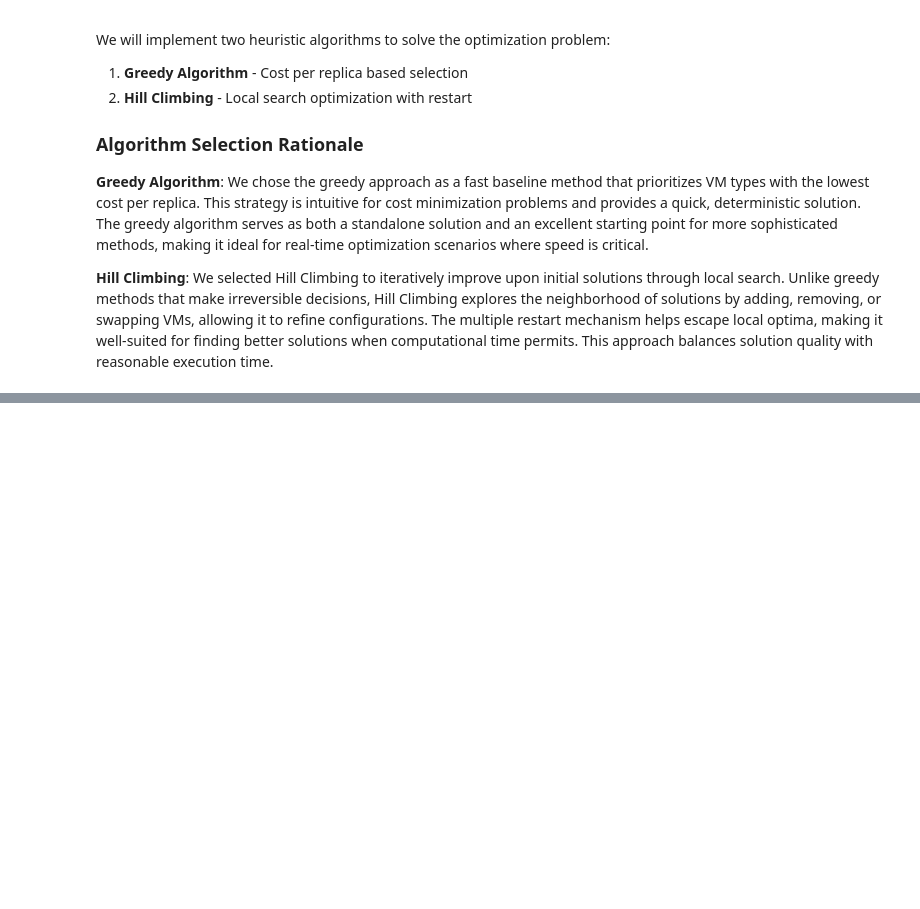
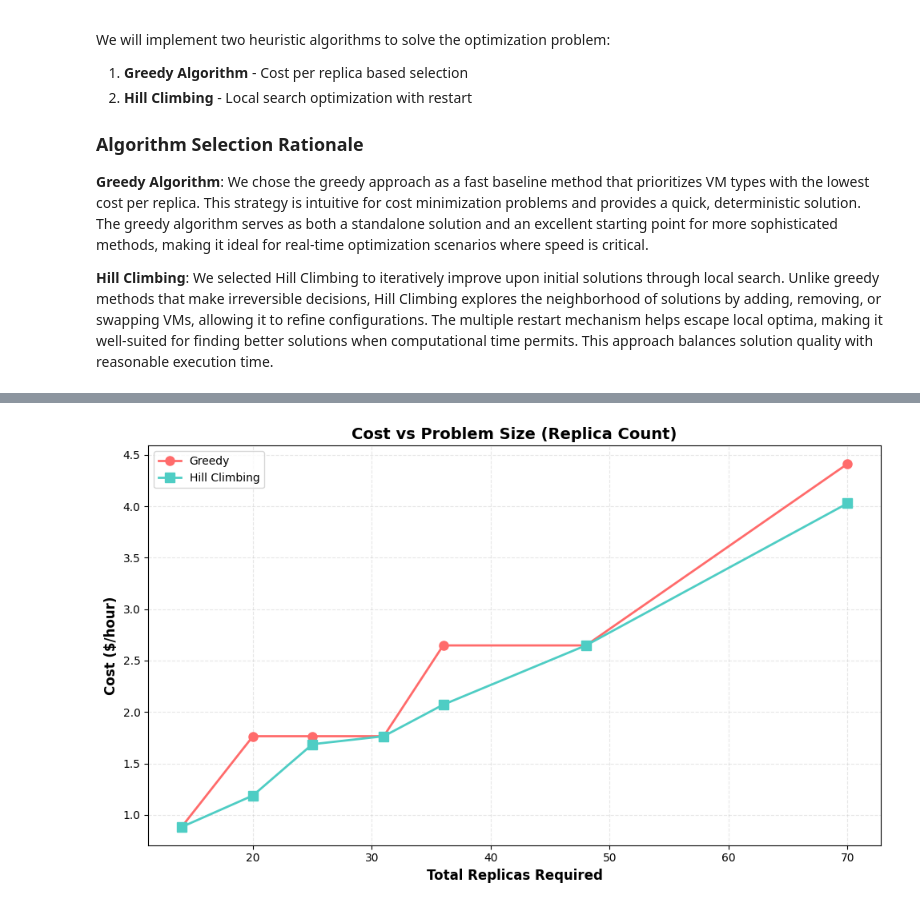
Before and after one commit to GabrielSultan/AIAlgorithmsProject, a Jupyter notebook: notebook.ipynb, the cells around one changed output, grey strips where cells are left out. Saved outputs shown, nothing was run; the diff lists cells and outputs as text; code cells hidden in the pictures; blank space fills up the shorter version.

```diff
--- a/notebook.ipynb
+++ b/notebook.ipynb
@@ -677,0 +957,32 @@ Capacity Utilization: 96.15%
+# %%
+# Additional scalability metric: Number of replicas vs performance
+replica_counts = []
+greedy_costs_scaled = []
+hc_costs_scaled = []
+
+for scale in workload_multipliers:
+    scaled_peak_workload = peak_workload * scale
+    scaled_r_min = {}
+    for comp_id, mu_c in mu.items():
+        scaled_r_min[comp_id] = int(np.ceil(scaled_peak_workload / mu_c))
+    total_replicas = sum(scaled_r_min.values())
+    replica_counts.append(total_replicas)
+
+    idx = workload_multipliers.index(scale)
+    greedy_costs_scaled.append(scalability_results['greedy_cost'][idx])
+    hc_costs_scaled.append(scalability_results['hc_cost'][idx])
+
+fig, ax = plt.subplots(1, 1, figsize=(10, 6))
+ax.plot(replica_counts, greedy_costs_scaled, 'o-', label='Greedy',
+        color='#FF6B6B', linewidth=2, markersize=8)
+ax.plot(replica_counts, hc_costs_scaled, 's-', label='Hill Climbing',
+        color='#4ECDC4', linewidth=2, markersize=8)
+ax.set_xlabel('Total Replicas Required', fontsize=12, fontweight='bold')
+ax.set_ylabel('Cost ($/hour)', fontsize=12, fontweight='bold')
+ax.set_title('Cost vs Problem Size (Replica Count)', fontsize=14, fontweight='bold')
+ax.legend()
+ax.grid(alpha=0.3, linestyle='--')
+plt.tight_layout()
+plt.show()
+# %% [output]
+[figure, added]
```
Also changed, not shown: parts of 21 cells of this notebook.
